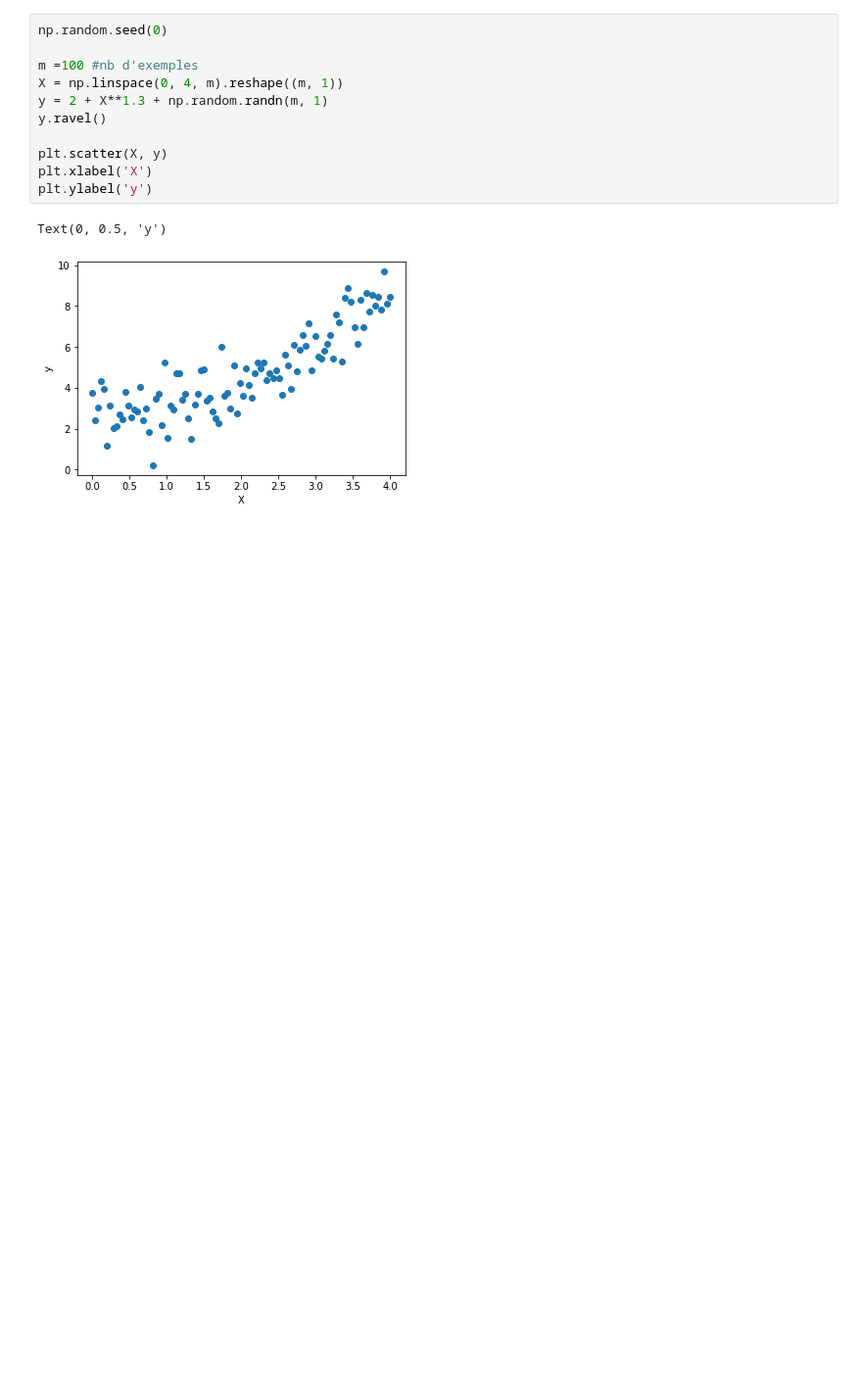
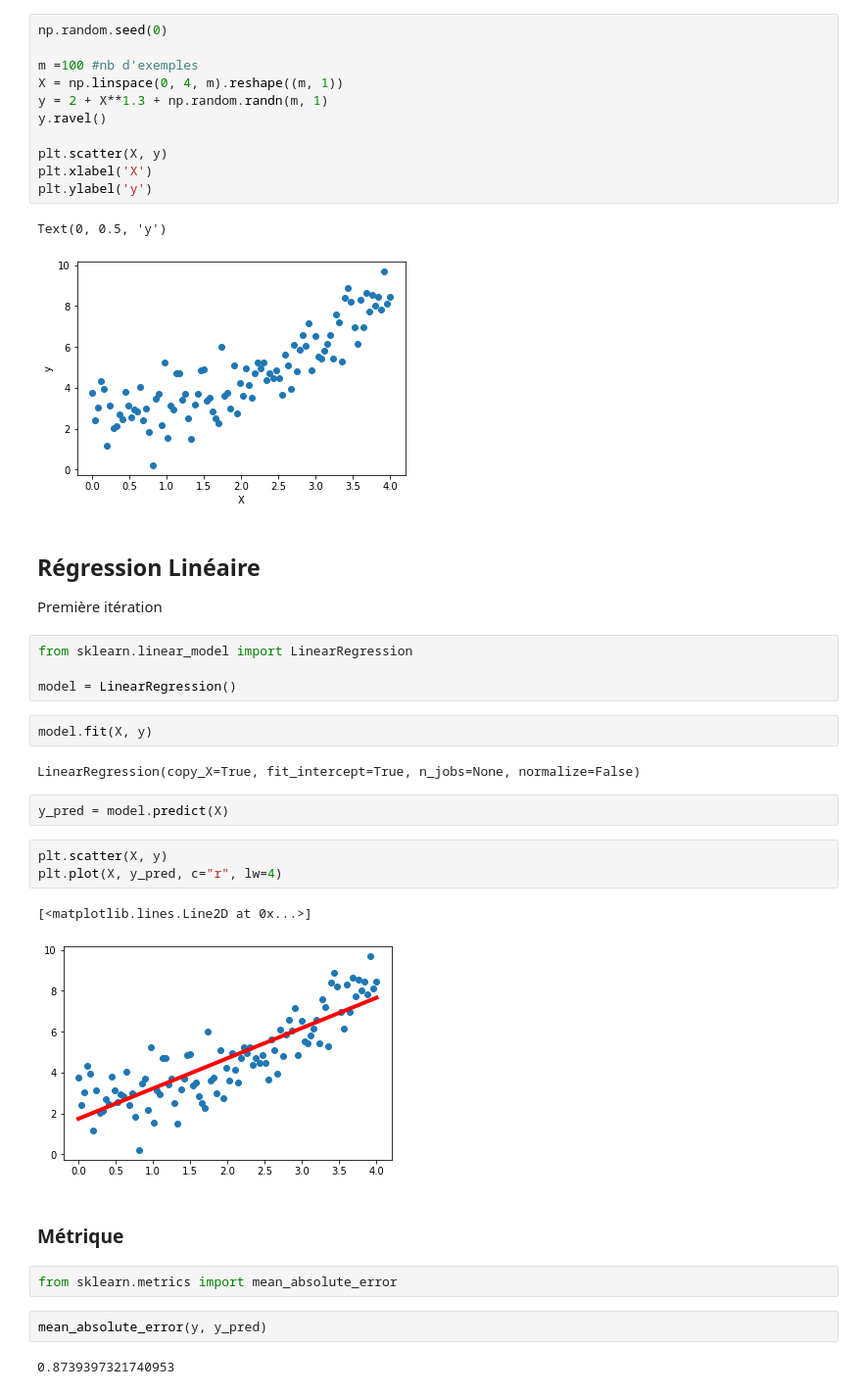
Before and after one commit to Syllaweg/Datascience_toolkit, a Jupyter notebook: MachineLearning/Metrics/make_scorer.ipynb, the cells around one changed output. Shown at 98% size. Drawn from its saved outputs; the diff is of its cells as text; blank space fills up the shorter version.

```diff
--- a/MachineLearning/Metrics/make_scorer.ipynb
+++ b/MachineLearning/Metrics/make_scorer.ipynb
@@ -19,3 +27,30 @@ plt.ylabel('y')
 # %% [output]
 Text(0, 0.5, 'y')
 [figure]
+# %% [markdown]
+## Régression Linéaire
+Première itération
+# %%
+from sklearn.linear_model import LinearRegression
+
+model = LinearRegression()
+# %%
+model.fit(X, y)
+# %% [output]
+LinearRegression(copy_X=True, fit_intercept=True, n_jobs=None, normalize=False)
+# %%
+y_pred = model.predict(X)
+# %%
+plt.scatter(X, y)
+plt.plot(X, y_pred, c="r", lw=4)
+# %% [output]
+[<matplotlib.lines.Line2D at 0x...>]
+[figure, added]
+# %% [markdown]
+### Métrique
+# %%
+from sklearn.metrics import mean_absolute_error
+# %%
+mean_absolute_error(y, y_pred)
+# %% [output]
+0.8739397321740953
```
Also changed, not shown: parts of 15 cells of this notebook.
